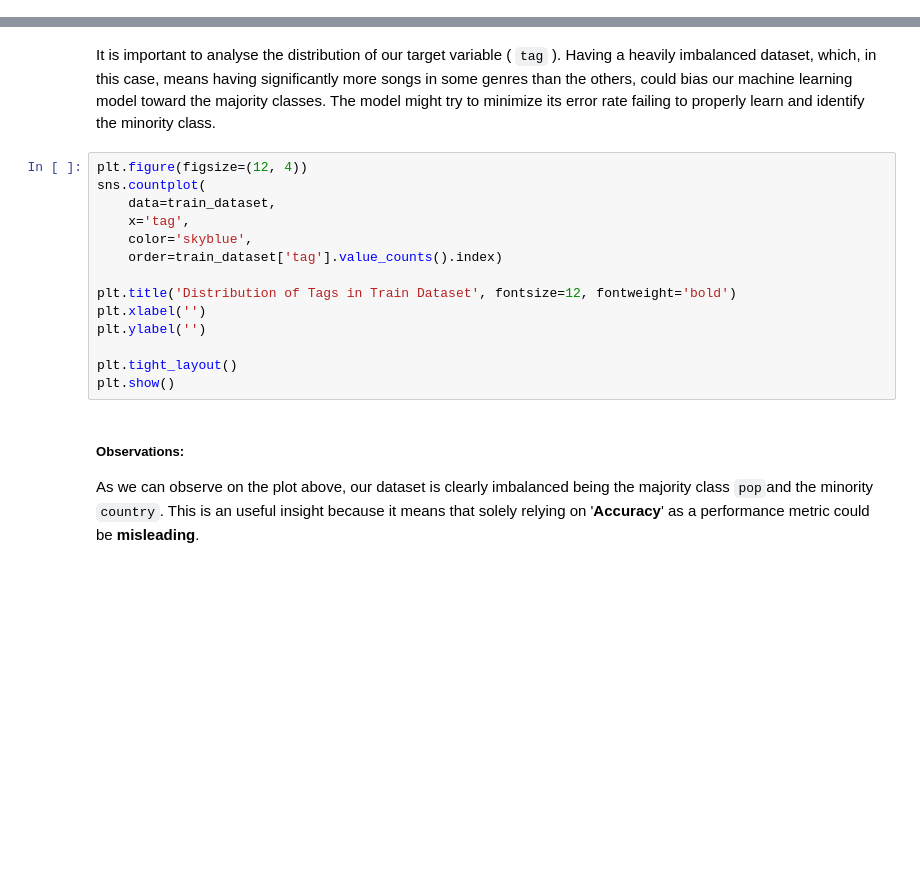
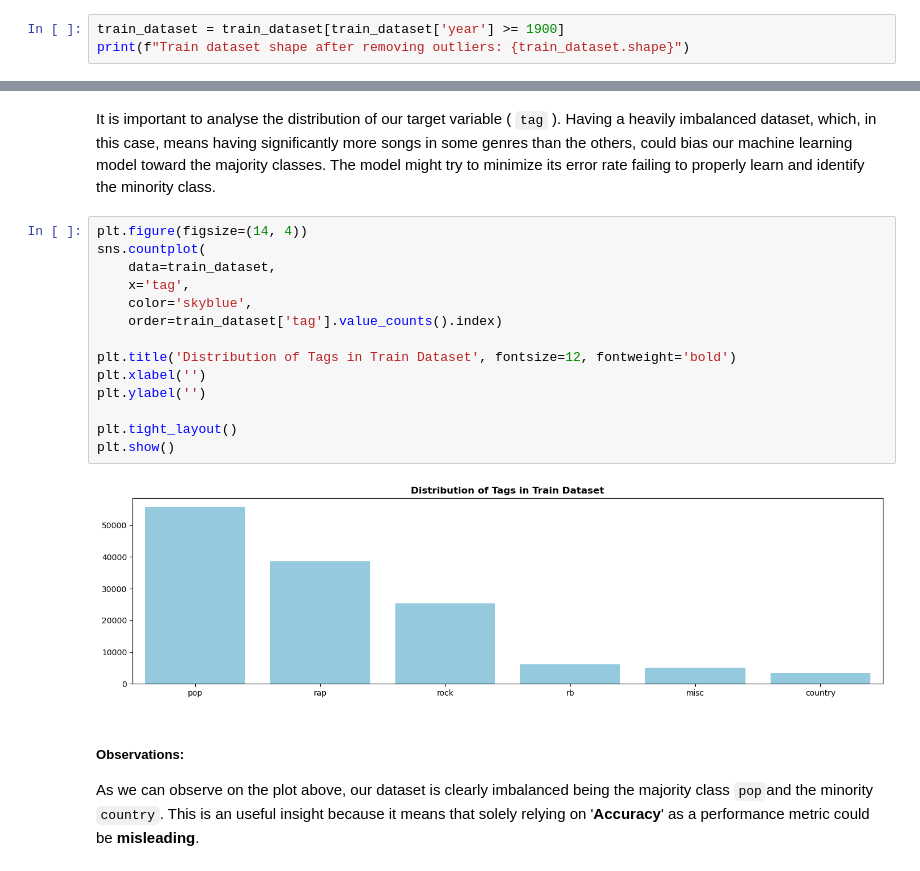
Before and after one commit to tiago2806/text-mining-project, a Jupyter notebook: 02 Data Exploration and Preprocessing.ipynb, the cells around one changed output, grey strips where cells are left out. Drawn from its saved outputs; the diff is of its cells as text; blank space fills up the shorter version.

```diff
--- a/02 Data Exploration and Preprocessing.ipynb
+++ b/02 Data Exploration and Preprocessing.ipynb
@@ -133,0 +237,3 @@ O ano tem minimo de 1, ha letras que sao exatamente iguais, ver o que se passa u
+# %%
+train_dataset = train_dataset[train_dataset['year'] >= 1900]
+print(f"Train dataset shape after removing outliers: {train_dataset.shape}")
@@ -138,19 +246,21 @@ O ano tem minimo de 1, ha letras que sao exatamente iguais, ver o que se passa u
 # %% [markdown]
 It is important to analyse the distribution of our target variable ( `tag` ). Having a heavily imbalanced dataset, which, in this case, means having significantly more songs in some genres than the others, could bias our machine learning model toward the majority classes. The model might try to minimize its error rate failing to properly learn and identify the minority class.
 # %%
-plt.figure(figsize=(12, 4))
+plt.figure(figsize=(14, 4))
 sns.countplot(
     data=train_dataset,
     x='tag',
     color='skyblue',
     order=train_dataset['tag'].value_counts().index)
 
 plt.title('Distribution of Tags in Train Dataset', fontsize=12, fontweight='bold')
 plt.xlabel('')
 plt.ylabel('')
 
 plt.tight_layout()
 plt.show()
+# %% [output]
+[figure, added]
 # %% [markdown]
 ##### **Observations:**
 
```
Also changed, not shown: parts of 43 cells of this notebook.
